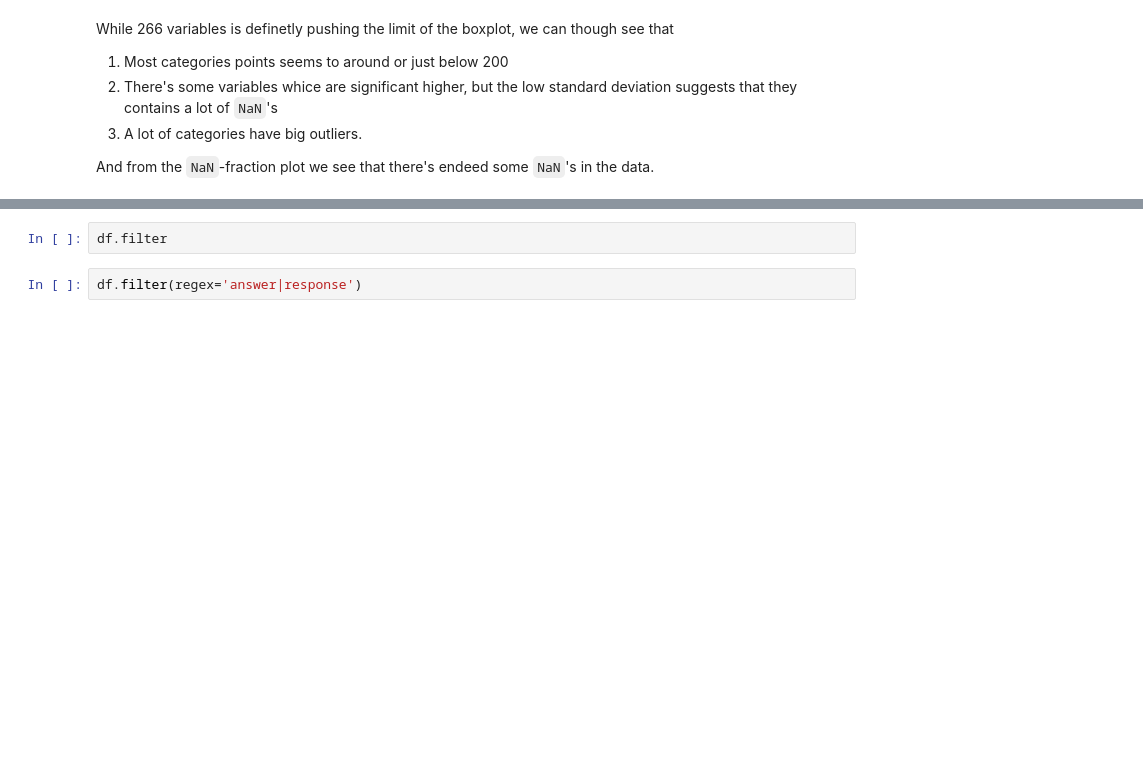
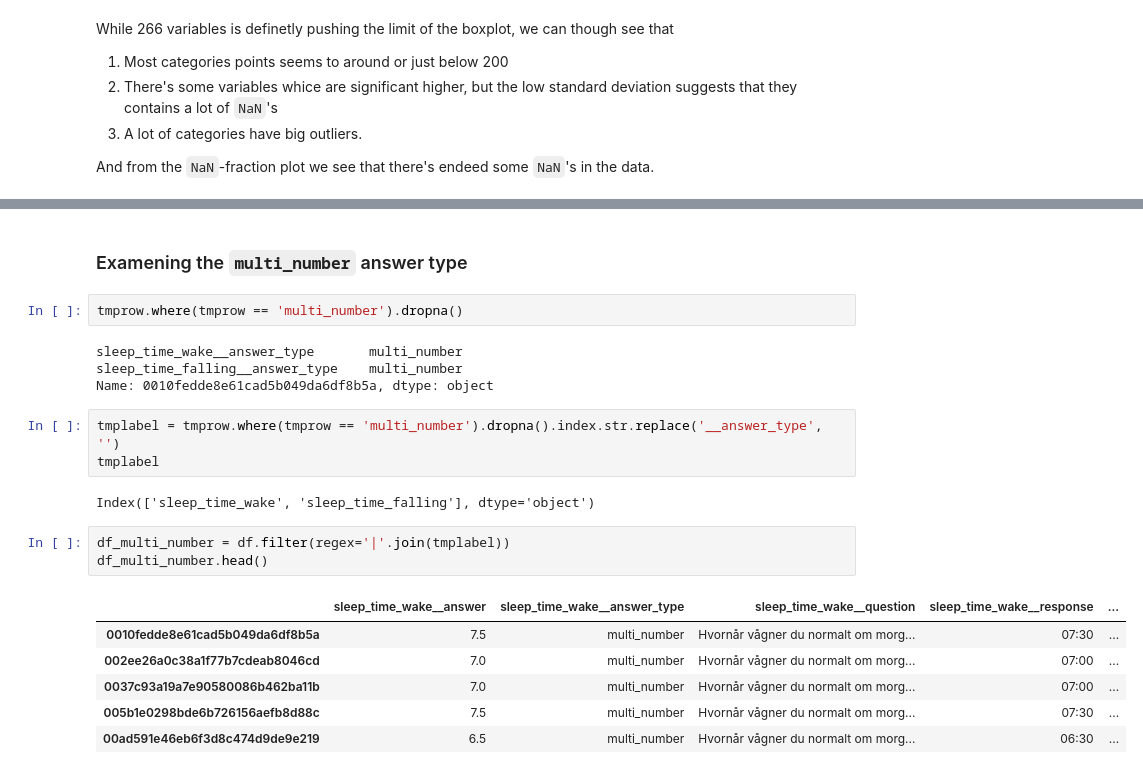
Before and after one commit to AllanLRH/master_thesis, a Jupyter notebook: tryLoadData/load_morequestions_data.ipynb, the cells around one changed output, grey strips where cells are left out. Drawn from its saved outputs; the diff is of its cells as text; blank space fills up the shorter version.

```diff
--- a/tryLoadData/load_morequestions_data.ipynb
+++ b/tryLoadData/load_morequestions_data.ipynb
@@ -381,4 +351,23 @@ tmp.head()
-# %%
-df.filter
-# %%
-df.filter(regex='answer|response')
+# %% [markdown]
+### Examening the `multi_number` answer type
+# %%
+tmprow.where(tmprow == 'multi_number').dropna()
+# %% [output]
+sleep_time_wake__answer_type       multi_number
+sleep_time_falling__answer_type    multi_number
+Name: 0010fedde8e61cad5b049da6df8b5a, dtype: object
+# %%
+tmplabel = tmprow.where(tmprow == 'multi_number').dropna().index.str.replace('__answer_type', '')
+tmplabel
+# %% [output]
+Index(['sleep_time_wake', 'sleep_time_falling'], dtype='object')
+# %%
+df_multi_number = df.filter(regex='|'.join(tmplabel))
+df_multi_number.head()
+# %% [output]
+|  | sleep_time_wake__answer | sleep_time_wake__answer_type | sleep_time_wake__question | sleep_time_wake__response | ... |
+| 0010fedde8e61cad5b049da6df8b5a | 7.5 | multi_number | Hvornår vågner du normalt om morg... | 07:30 | ... |
+| 002ee26a0c38a1f77b7cdeab8046cd | 7.0 | multi_number | Hvornår vågner du normalt om morg... | 07:00 | ... |
+| 0037c93a19a7e90580086b462ba11b | 7.0 | multi_number | Hvornår vågner du normalt om morg... | 07:00 | ... |
+| 005b1e0298bde6b726156aefb8d88c | 7.5 | multi_number | Hvornår vågner du normalt om morg... | 07:30 | ... |
+| 00ad591e46eb6f3d8c474d9de9e219 | 6.5 | multi_number | Hvornår vågner du normalt om morg... | 06:30 | ... |
```
Also changed, not shown: parts of 29 cells of this notebook.
